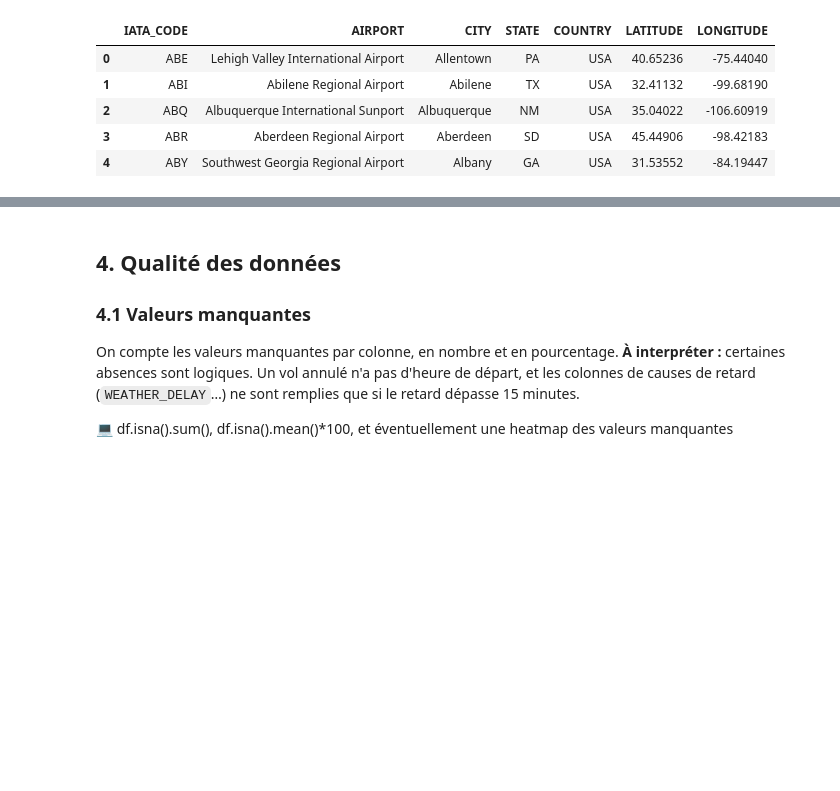
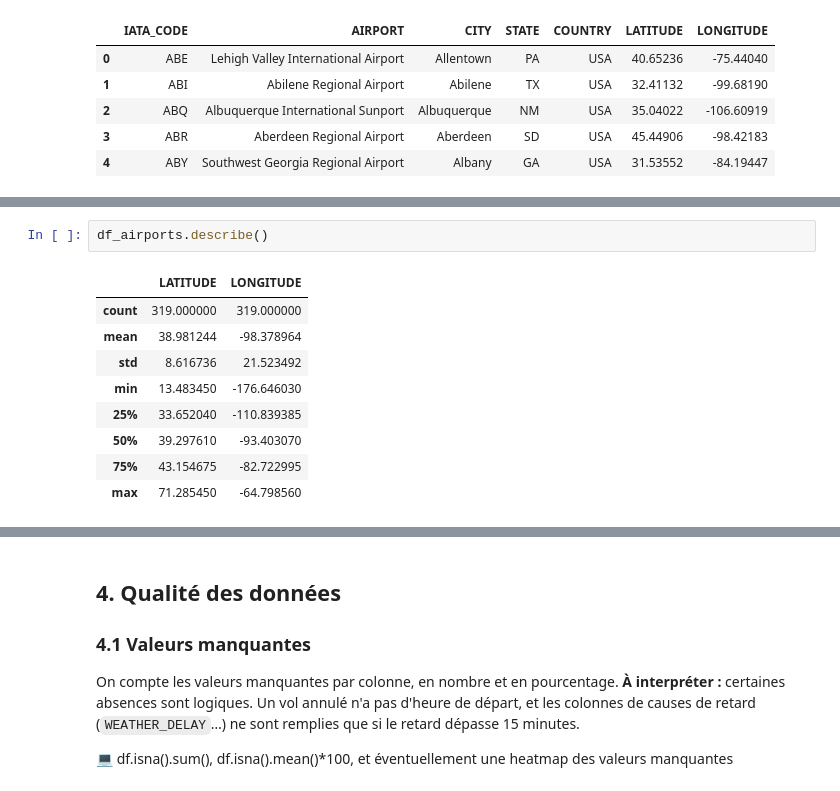
Before and after one commit to rovenmelloul/dazzle-dash, a Jupyter notebook: analyse.ipynb, the cells around one changed output, grey strips where cells are left out. Saved outputs shown, nothing was run; the diff lists cells and outputs as text; blank space fills up the shorter version.

```diff
--- a/analyse.ipynb
+++ b/analyse.ipynb
@@ -173,0 +258,12 @@ df_airports.head()
+# %%
+df_airports.describe()
+# %% [output]
+|  | LATITUDE | LONGITUDE |
+| count | 319.000000 | 319.000000 |
+| mean | 38.981244 | -98.378964 |
+| std | 8.616736 | 21.523492 |
+| min | 13.483450 | -176.646030 |
+| 25% | 33.652040 | -110.839385 |
+| 50% | 39.297610 | -93.403070 |
+| 75% | 43.154675 | -82.722995 |
+| max | 71.285450 | -64.798560 |
```
Also changed, not shown: parts of 13 cells of this notebook.
